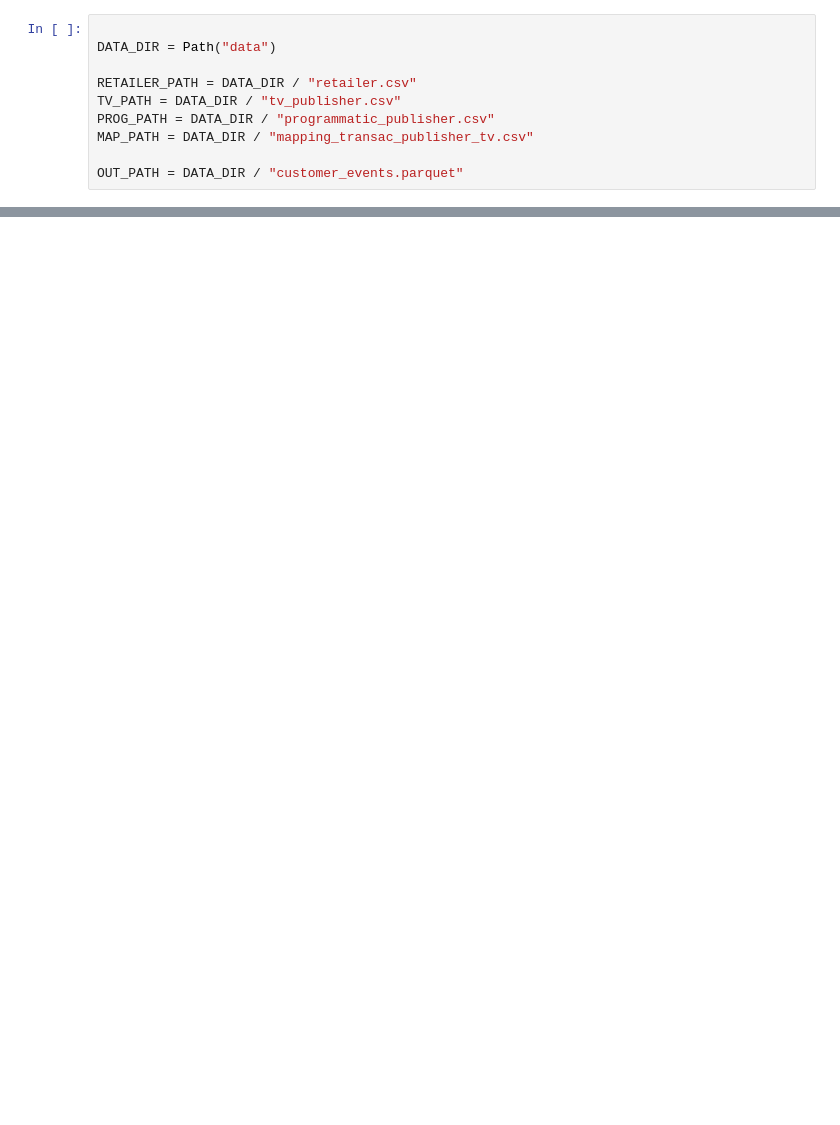
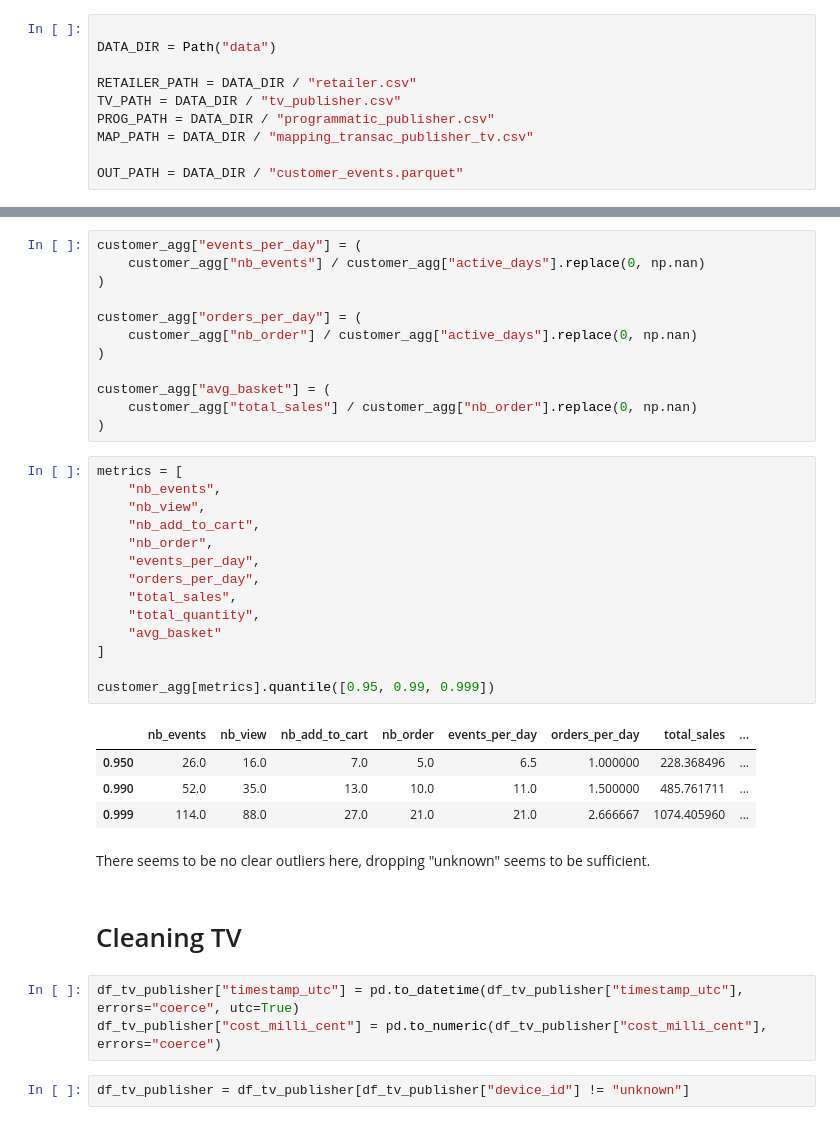
Before and after one commit to DomNoutsGit/Business_Data_Case, a Jupyter notebook: build_customer_events.ipynb, the cells around one changed output, grey strips where cells are left out. Saved outputs shown, nothing was run; the diff lists cells and outputs as text; blank space fills up the shorter version.

```diff
--- a/build_customer_events.ipynb
+++ b/build_customer_events.ipynb
@@ -170,0 +114,40 @@ print("tv join rows:", tv_join_rows.item())
+# %%
+customer_agg["events_per_day"] = (
+    customer_agg["nb_events"] / customer_agg["active_days"].replace(0, np.nan)
+)
+
+customer_agg["orders_per_day"] = (
+    customer_agg["nb_order"] / customer_agg["active_days"].replace(0, np.nan)
+)
+
+customer_agg["avg_basket"] = (
+    customer_agg["total_sales"] / customer_agg["nb_order"].replace(0, np.nan)
+)
+# %%
+metrics = [
+    "nb_events",
+    "nb_view",
+    "nb_add_to_cart",
+    "nb_order",
+    "events_per_day",
+    "orders_per_day",
+    "total_sales",
+    "total_quantity",
+    "avg_basket"
+]
+
+customer_agg[metrics].quantile([0.95, 0.99, 0.999])
+# %% [output]
+|  | nb_events | nb_view | nb_add_to_cart | nb_order | events_per_day | orders_per_day | total_sales | ... |
+| 0.950 | 26.0 | 16.0 | 7.0 | 5.0 | 6.5 | 1.000000 | 228.368496 | ... |
+| 0.990 | 52.0 | 35.0 | 13.0 | 10.0 | 11.0 | 1.500000 | 485.761711 | ... |
+| 0.999 | 114.0 | 88.0 | 27.0 | 21.0 | 21.0 | 2.666667 | 1074.405960 | ... |
+# %% [markdown]
+There seems to be no clear outliers here, dropping "unknown" seems to be sufficient.
+# %% [markdown]
+# Cleaning TV
+# %%
+df_tv_publisher["timestamp_utc"] = pd.to_datetime(df_tv_publisher["timestamp_utc"], errors="coerce", utc=True)
+df_tv_publisher["cost_milli_cent"] = pd.to_numeric(df_tv_publisher["cost_milli_cent"], errors="coerce")
+# %%
+df_tv_publisher = df_tv_publisher[df_tv_publisher["device_id"] != "unknown"]
```
Also changed, not shown: parts of 54 cells of this notebook.
